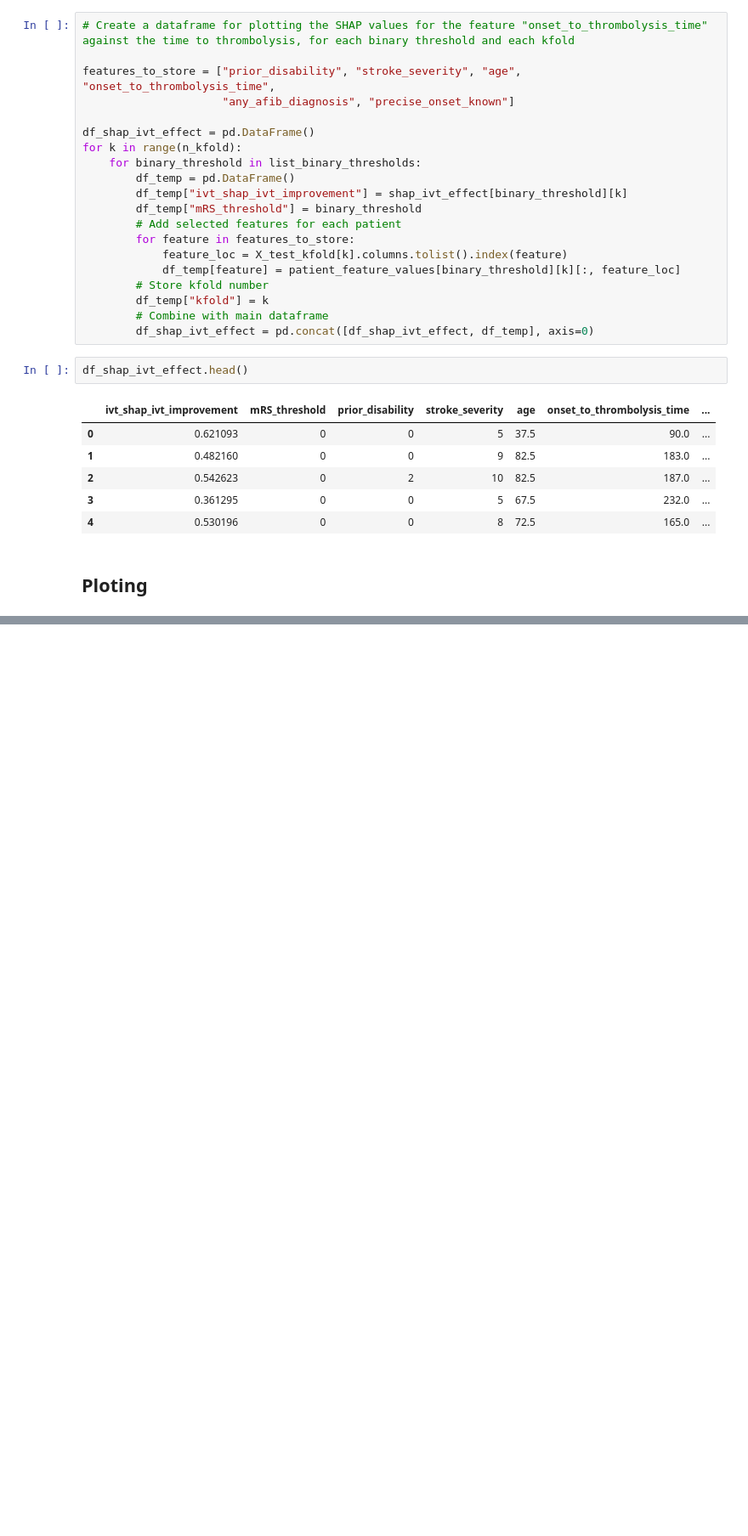
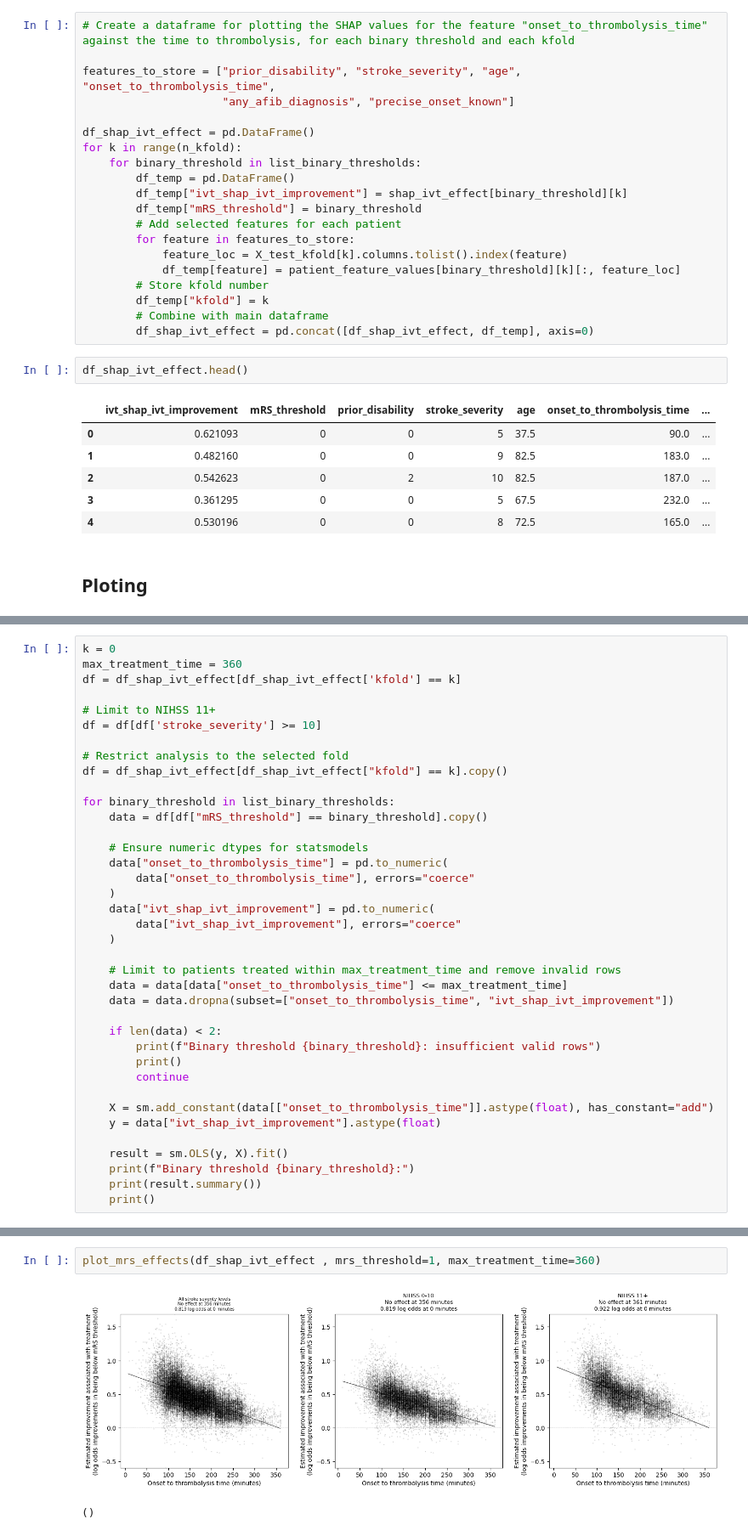
Before and after one commit to samuel-book/thrombolysis_clinical_trials_ml_paper, a Jupyter notebook: 05_thrombolysis_decay.ipynb, the cells around one changed output, grey strips where cells are left out. Shown at 85% size. Cells and saved outputs as stored; diff of their text form; blank space fills up the shorter version.

```diff
--- a/05_thrombolysis_decay.ipynb
+++ b/05_thrombolysis_decay.ipynb
@@ -576,0 +705,38 @@ df
+# %%
+k = 0
+max_treatment_time = 360
+df = df_shap_ivt_effect[df_shap_ivt_effect['kfold'] == k]
+
+# Limit to NIHSS 11+
+df = df[df['stroke_severity'] >= 10]
+
+# Restrict analysis to the selected fold
+df = df_shap_ivt_effect[df_shap_ivt_effect["kfold"] == k].copy()
+
+for binary_threshold in list_binary_thresholds:
+    data = df[df["mRS_threshold"] == binary_threshold].copy()
+
+    # Ensure numeric dtypes for statsmodels
+    data["onset_to_thrombolysis_time"] = pd.to_numeric(
+        data["onset_to_thrombolysis_time"], errors="coerce"
+    )
+    data["ivt_shap_ivt_improvement"] = pd.to_numeric(
+        data["ivt_shap_ivt_improvement"], errors="coerce"
+    )
+
+    # Limit to patients treated within max_treatment_time and remove invalid rows
+    data = data[data["onset_to_thrombolysis_time"] <= max_treatment_time]
+    data = data.dropna(subset=["onset_to_thrombolysis_time", "ivt_shap_ivt_improvement"])
+
+    if len(data) < 2:
+        print(f"Binary threshold {binary_threshold}: insufficient valid rows")
+        print()
+        continue
+
+    X = sm.add_constant(data[["onset_to_thrombolysis_time"]].astype(float), has_constant="add")
+    y = data["ivt_shap_ivt_improvement"].astype(float)
+
+    result = sm.OLS(y, X).fit()
+    print(f"Binary threshold {binary_threshold}:")
+    print(result.summary())
+    print()
@@ -576,0 +864,5 @@ df
+# %%
+plot_mrs_effects(df_shap_ivt_effect , mrs_threshold=1, max_treatment_time=360)
+# %% [output]
+[figure, added]
+()
```
Also changed, not shown: parts of 16 cells of this notebook.
